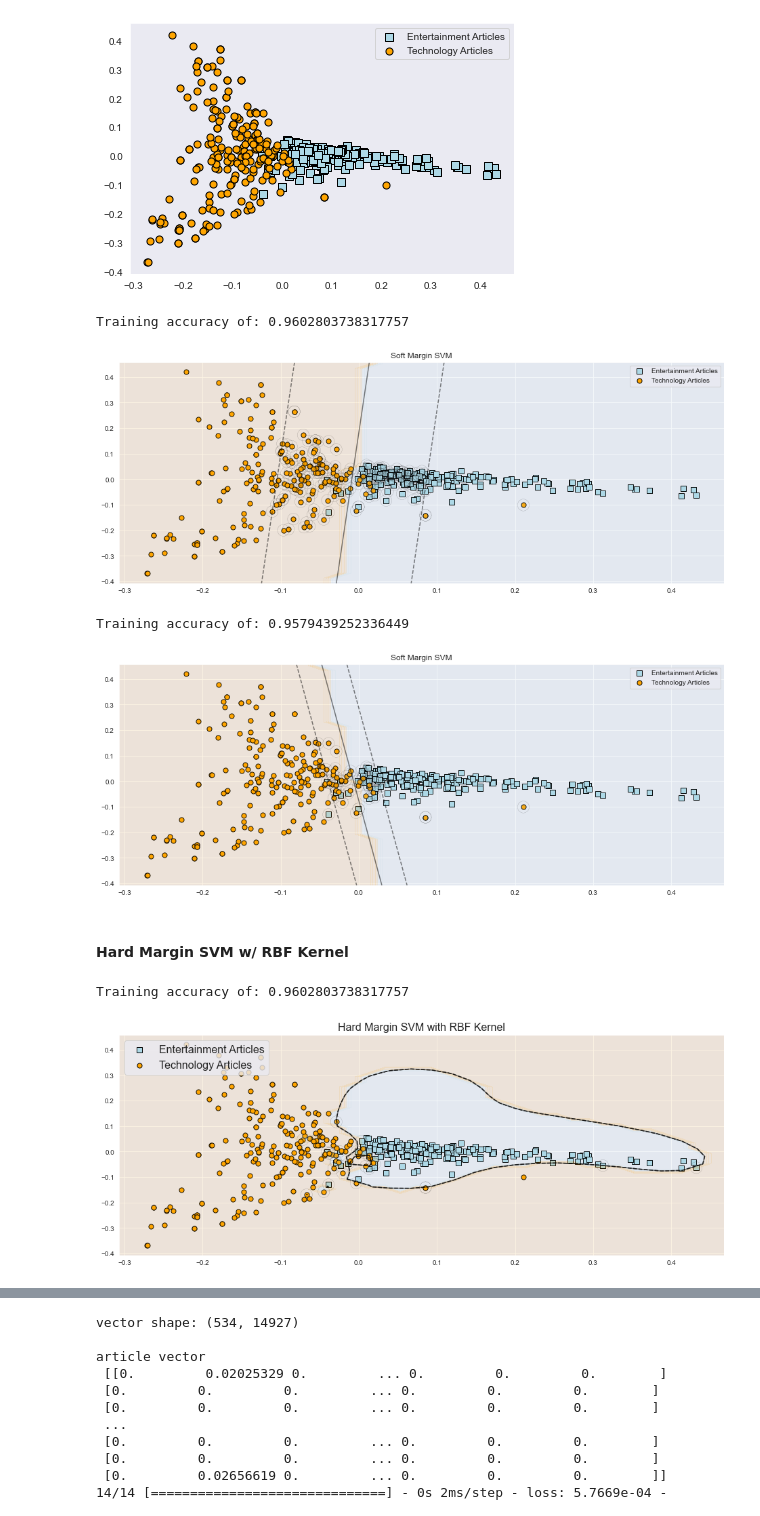
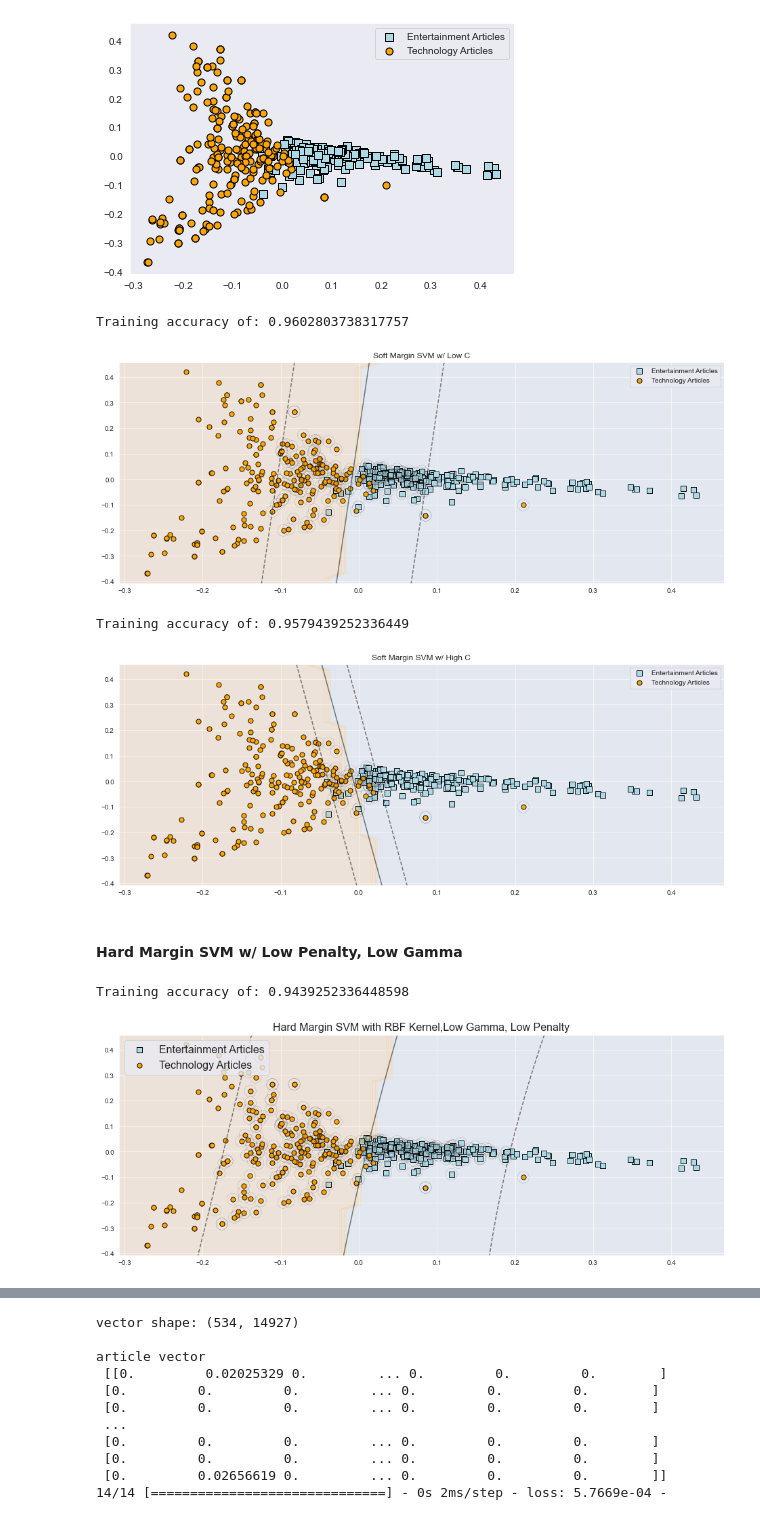
Before and after one commit to andrielhandrail/cs361-tsML, a Jupyter notebook: cs361tsMLasst3.ipynb, the cells around one changed output, grey strips where cells are left out. Saved outputs shown, nothing was run; the diff lists cells and outputs as text; code cells hidden in the pictures.

```diff
--- a/cs361tsMLasst3.ipynb
+++ b/cs361tsMLasst3.ipynb
@@ -725,14 +725,14 @@ plt.scatter(principalComponents[y_train == 1, 0],
             label='Technology Articles')
 
 plt.legend(scatterpoints=1)
-plt.title("Soft Margin SVM")
+plt.title("Soft Margin SVM w/ Low C")
 plot_svc_decision_function(svcl);
 
 plt.savefig('SoftSVMLowPenalty.pdf', format='pdf')
 print("Training accuracy of: {}".format(svcl.score(principalComponents,y_train)))
 # %% [output]
 Training accuracy of: 0.9602803738317757
-[figure, old version]
+[figure, new version]
 # %%
 svcl = svm.SVC(kernel="linear",C=100)
 svcl.fit(principalComponents, y_train)
@@ -750,44 +750,44 @@ plt.scatter(principalComponents[y_train == 1, 0],
             label='Technology Articles')
 
 plt.legend(scatterpoints=1)
-plt.title("Soft Margin SVM")
+plt.title("Soft Margin SVM w/ High C")
 plot_svc_decision_function(svcl);
 
 plt.savefig('SoftSVMHighPenalty.pdf', format='pdf')
 print("Training accuracy of: {}".format(svcl.score(principalComponents,y_train)))
 # %% [output]
 Training accuracy of: 0.9579439252336449
-[figure, old version]
+[figure, new version]
 # %% [markdown]
-#### Hard Margin SVM w/ RBF Kernel
+#### Hard Margin SVM w/ Low Penalty, Low Gamma
 # %%
 # X, y = make_blobs(n_samples=100, centers=2,
 #                   random_state=0, cluster_std=0.8)
-model_rbf = svm.SVC(kernel='rbf', C=1E10).fit(principalComponents, y_train)
+model_rbf = svm.SVC(kernel='rbf', C=1,gamma=0.1).fit(principalComponents, y_train)
 
 fig = plt.figure(figsize=(16,6))
 ax = fig.axes
 plt.scatter(principalComponents[y_train == 0, 0],
         principalComponents[y_train == 0, 1],
         s=50, c='lightblue',
         marker='s', edgecolor='black',
         label='Entertainment Articles')
 plt.scatter(principalComponents[y_train == 1, 0],
             principalComponents[y_train == 1, 1],
             s=50, c='orange',
             marker='o', edgecolor='black',
             label='Technology Articles')
 
 plot_svc_decision_function(model_rbf)
 plt.scatter(model_rbf.support_vectors_[:, 0],
             model_rbf.support_vectors_[:, 1],
             s=300, lw=1, facecolors='none');
 
-plt.title('Hard Margin SVM with RBF Kernel', size=16)
+plt.title('Hard Margin SVM with RBF Kernel,Low Gamma, Low Penalty', size=16)
 plt.legend(loc='upper left', fontsize=16)
 plt.savefig('HardSVMRBFKernel.pdf', format='pdf')
 print("Training accuracy of: {}".format(model_rbf.score(principalComponents,y_train)))
 # %% [output]
-Training accuracy of: 0.9602803738317757
+Training accuracy of: 0.9439252336448598
-[figure, old version]
+[figure, new version]
 # %% [markdown]
```
Also changed, not shown: parts of 10 cells of this notebook, 3 other files.
